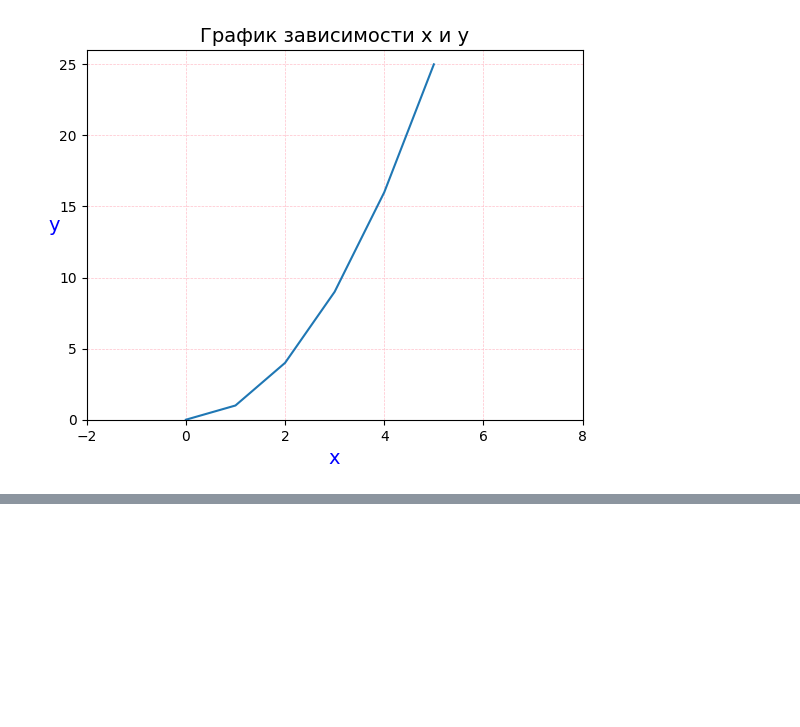
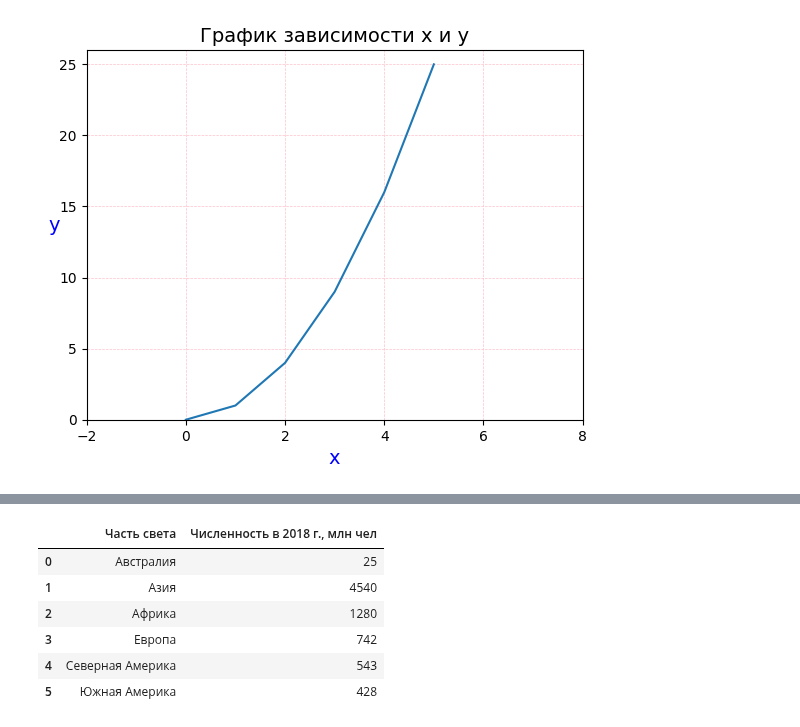
Before and after one commit to Putinka1993/notes, a Jupyter notebook: jupyter notebook/matplotlib/matplotlib.ipynb, the cells around one changed output, grey strips where cells are left out. Saved outputs shown, nothing was run; the diff lists cells and outputs as text; code cells hidden in the pictures; blank space fills up the shorter version.

```diff
--- a/jupyter notebook/matplotlib/matplotlib.ipynb
+++ b/jupyter notebook/matplotlib/matplotlib.ipynb
@@ -69,0 +99,13 @@ plt.show()
+# %%
+values_people = {'Часть света': ['Австралия','Азия','Африка','Европа','Северная Америка','Южная Америка'],
+                'Численность в 2018 г., млн чел': [25, 4540, 1280, 742, 543, 428]}
+count_people = pd.DataFrame(values_people)
+count_people
+# %% [output]
+|  | Часть света | Численность в 2018 г., млн чел |
+| 0 | Австралия | 25 |
+| 1 | Азия | 4540 |
+| 2 | Африка | 1280 |
+| 3 | Европа | 742 |
+| 4 | Северная Америка | 543 |
+| 5 | Южная Америка | 428 |
```
Also changed, not shown: parts of 3 cells of this notebook, 1 other file.
